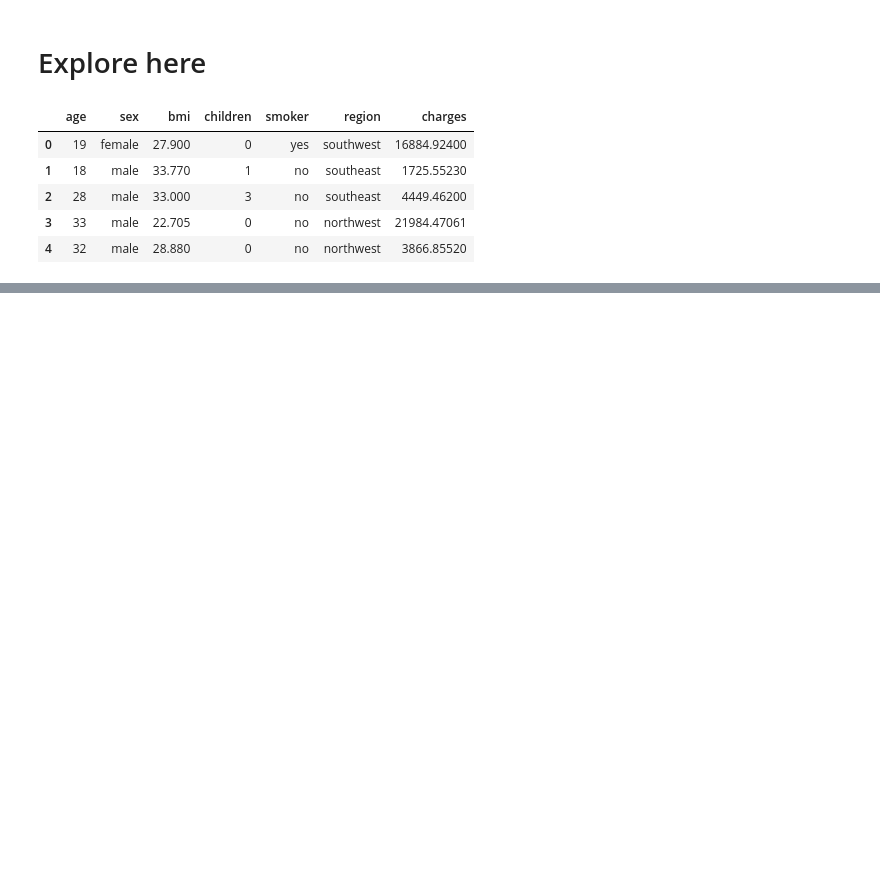
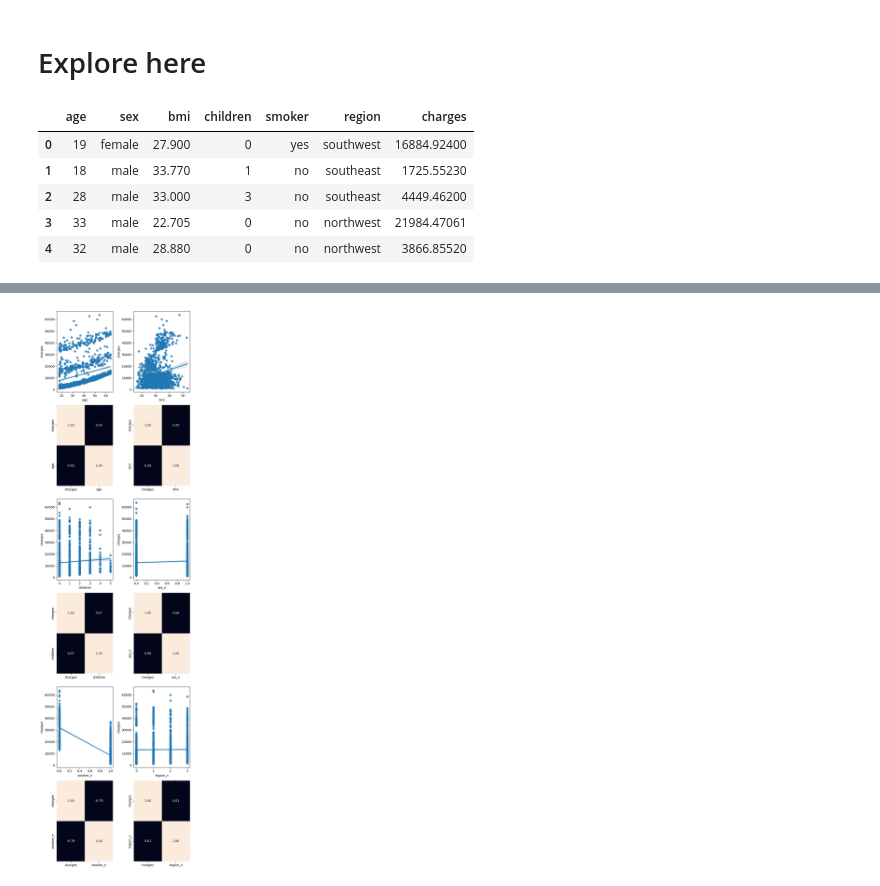
Before and after one commit to ASGAMO-DS/Regresi-n-lineal-seguros-m-dicos, a Jupyter notebook: src/explore.ipynb, the cells around one changed output, grey strips where cells are left out. Drawn from its saved outputs; the diff is of its cells as text; code cells hidden in the pictures; blank space fills up the shorter version.

```diff
--- a/src/explore.ipynb
+++ b/src/explore.ipynb
@@ -93,0 +114,27 @@ col_cat = columnas_categoricas(df,col_num_cat)
+# %%
+#Análisis numérico-numérico
+
+fig, axis = plt.subplots(6, 2, figsize = (7,25))
+
+sns.regplot(ax = axis[0,0], data=df,x='age', y='charges')
+sns.heatmap(df[['charges','age']].corr(),annot=True,fmt='.2f',ax=axis[1,0],cbar=False)
+
+sns.regplot(ax = axis[0,1], data=df,x='bmi', y='charges')
+sns.heatmap(df[['charges','bmi']].corr(),annot=True,fmt='.2f',ax=axis[1,1],cbar=False)
+
+sns.regplot(ax = axis[2,0], data=df,x='children', y='charges')
+sns.heatmap(df[['charges','children']].corr(),annot=True,fmt='.2f',ax=axis[3,0],cbar=False)
+
+sns.regplot(ax = axis[2,1], data=df,x='sex_n', y='charges')
+sns.heatmap(df[['charges','sex_n']].corr(),annot=True,fmt='.2f',ax=axis[3,1],cbar=False)
+
+sns.regplot(ax = axis[4,0], data=df,x='smoker_n', y='charges')
+sns.heatmap(df[['charges','smoker_n']].corr(),annot=True,fmt='.2f',ax=axis[5,0],cbar=False)
+
+sns.regplot(ax = axis[4,1], data=df,x='region_n', y='charges')
+sns.heatmap(df[['charges','region_n']].corr(),annot=True,fmt='.2f',ax=axis[5,1],cbar=False)
+
+plt.tight_layout()
+plt.show()
+# %% [output]
+[figure, added]
```
Also changed, not shown: parts of 25 cells of this notebook, 3 other files.
